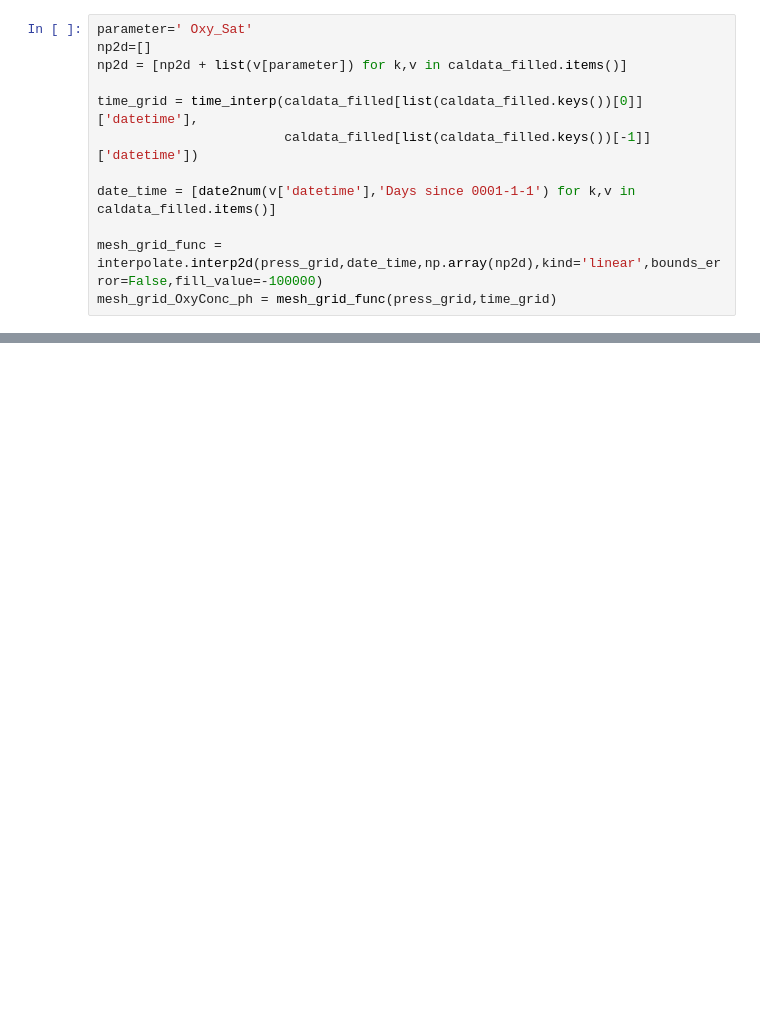
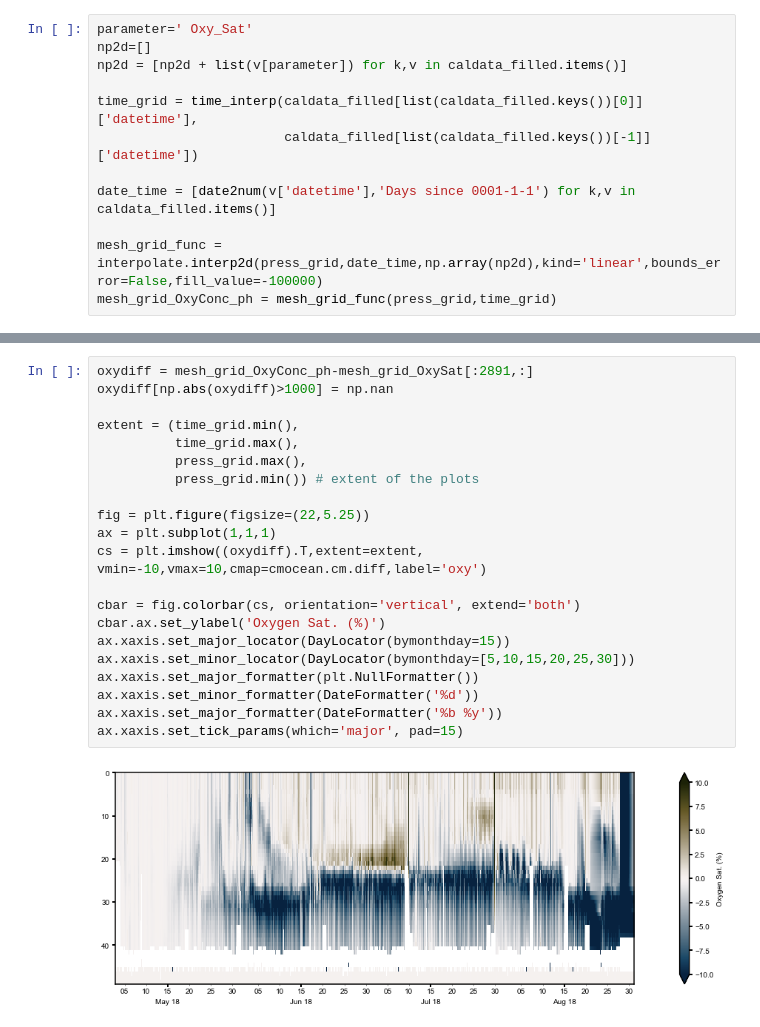
Before and after one commit to NOAA-PMEL/EcoFOCI_Jupyter_Notebooks, a Jupyter notebook: PrawlerDeployments/PrawlerOxygenAnalysis_Correction.ipynb, the cells around one changed output, grey strips where cells are left out. Saved outputs shown, nothing was run; the diff lists cells and outputs as text; blank space fills up the shorter version.

```diff
--- a/PrawlerDeployments/PrawlerOxygenAnalysis_Correction.ipynb
+++ b/PrawlerDeployments/PrawlerOxygenAnalysis_Correction.ipynb
@@ -388,0 +400,23 @@ ax.xaxis.set_tick_params(which='major', pad=15)
+# %%
+oxydiff = mesh_grid_OxyConc_ph-mesh_grid_OxySat[:2891,:]
+oxydiff[np.abs(oxydiff)>1000] = np.nan
+
+extent = (time_grid.min(),
+          time_grid.max(),
+          press_grid.max(),
+          press_grid.min()) # extent of the plots
+
+fig = plt.figure(figsize=(22,5.25))
+ax = plt.subplot(1,1,1)
+cs = plt.imshow((oxydiff).T,extent=extent, vmin=-10,vmax=10,cmap=cmocean.cm.diff,label='oxy')
+
+cbar = fig.colorbar(cs, orientation='vertical', extend='both')
+cbar.ax.set_ylabel('Oxygen Sat. (%)')
+ax.xaxis.set_major_locator(DayLocator(bymonthday=15))
+ax.xaxis.set_minor_locator(DayLocator(bymonthday=[5,10,15,20,25,30]))
+ax.xaxis.set_major_formatter(plt.NullFormatter())
+ax.xaxis.set_minor_formatter(DateFormatter('%d'))
+ax.xaxis.set_major_formatter(DateFormatter('%b %y'))
+ax.xaxis.set_tick_params(which='major', pad=15)
+# %% [output]
+[figure, added]
```
Also changed, not shown: parts of 8 cells of this notebook, 30 other files.
